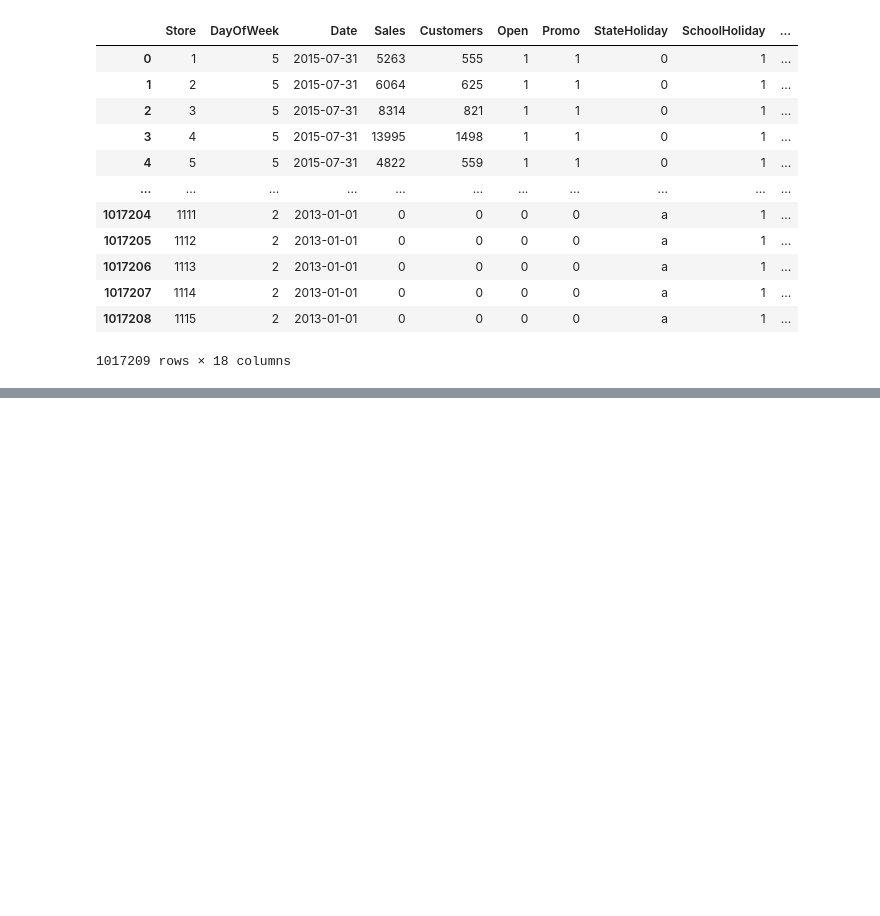
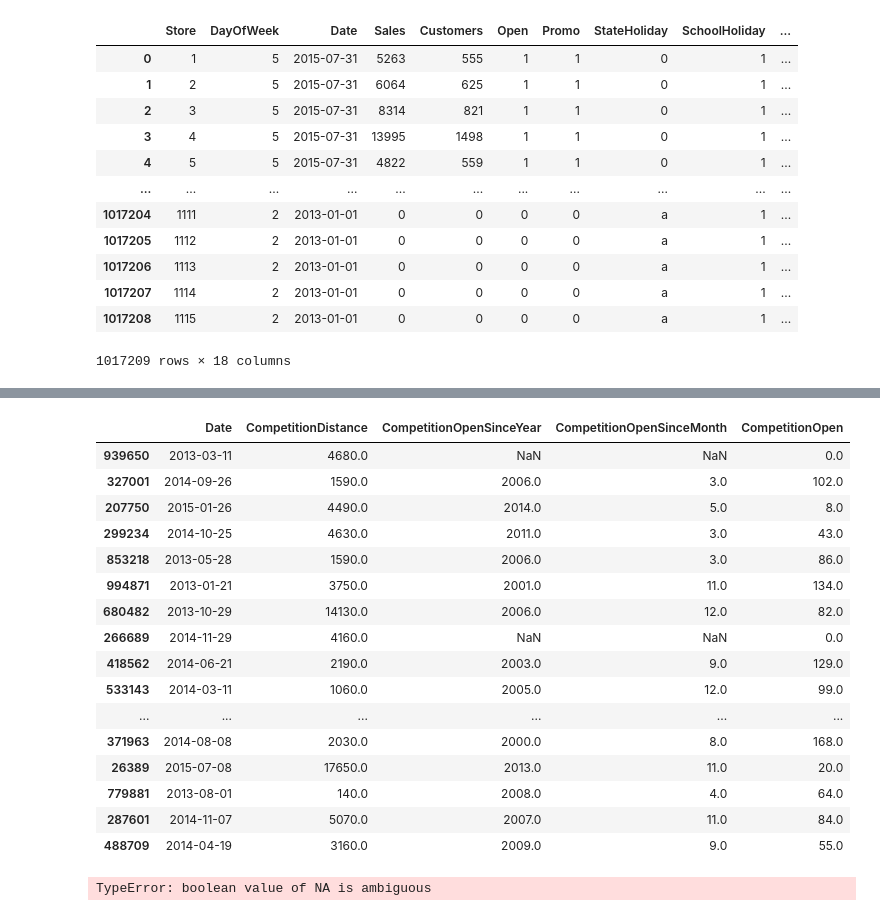
Before and after one commit to gachempa/KRBV0723, a Jupyter notebook: MachineLearning/ML-Rossman_GBM.ipynb, the cells around one changed output, grey strips where cells are left out. Saved outputs shown, nothing was run; the diff lists cells and outputs as text; code cells hidden in the pictures; blank space fills up the shorter version.

```diff
--- a/MachineLearning/ML-Rossman_GBM.ipynb
+++ b/MachineLearning/ML-Rossman_GBM.ipynb
@@ -103,0 +181,20 @@ merged_df
+# %%
+merged_df[['Date', 'CompetitionDistance', 'CompetitionOpenSinceYear', 'CompetitionOpenSinceMonth', 'CompetitionOpen']].sample(20)
+# %% [output]
+|  | Date | CompetitionDistance | CompetitionOpenSinceYear | CompetitionOpenSinceMonth | CompetitionOpen |
+| 939650 | 2013-03-11 | 4680.0 | NaN | NaN | 0.0 |
+| 327001 | 2014-09-26 | 1590.0 | 2006.0 | 3.0 | 102.0 |
+| 207750 | 2015-01-26 | 4490.0 | 2014.0 | 5.0 | 8.0 |
+| 299234 | 2014-10-25 | 4630.0 | 2011.0 | 3.0 | 43.0 |
+| 853218 | 2013-05-28 | 1590.0 | 2006.0 | 3.0 | 86.0 |
+| 994871 | 2013-01-21 | 3750.0 | 2001.0 | 11.0 | 134.0 |
+| 680482 | 2013-10-29 | 14130.0 | 2006.0 | 12.0 | 82.0 |
+| 266689 | 2014-11-29 | 4160.0 | NaN | NaN | 0.0 |
+| 418562 | 2014-06-21 | 2190.0 | 2003.0 | 9.0 | 129.0 |
+| 533143 | 2014-03-11 | 1060.0 | 2005.0 | 12.0 | 99.0 |
+| ... | ... | ... | ... | ... | ... |
+| 371963 | 2014-08-08 | 2030.0 | 2000.0 | 8.0 | 168.0 |
+| 26389 | 2015-07-08 | 17650.0 | 2013.0 | 11.0 | 20.0 |
+| 779881 | 2013-08-01 | 140.0 | 2008.0 | 4.0 | 64.0 |
+| 287601 | 2014-11-07 | 5070.0 | 2007.0 | 11.0 | 84.0 |
+| 488709 | 2014-04-19 | 3160.0 | 2009.0 | 9.0 | 55.0 |
@@ -103,0 +220,5 @@ merged_df
+# %%
+promo_cols(merged_df)
+promo_cols(merged_test_df)
+# %% [output]
+TypeError: boolean value of NA is ambiguous
```
Also changed, not shown: parts of 10 cells of this notebook.
